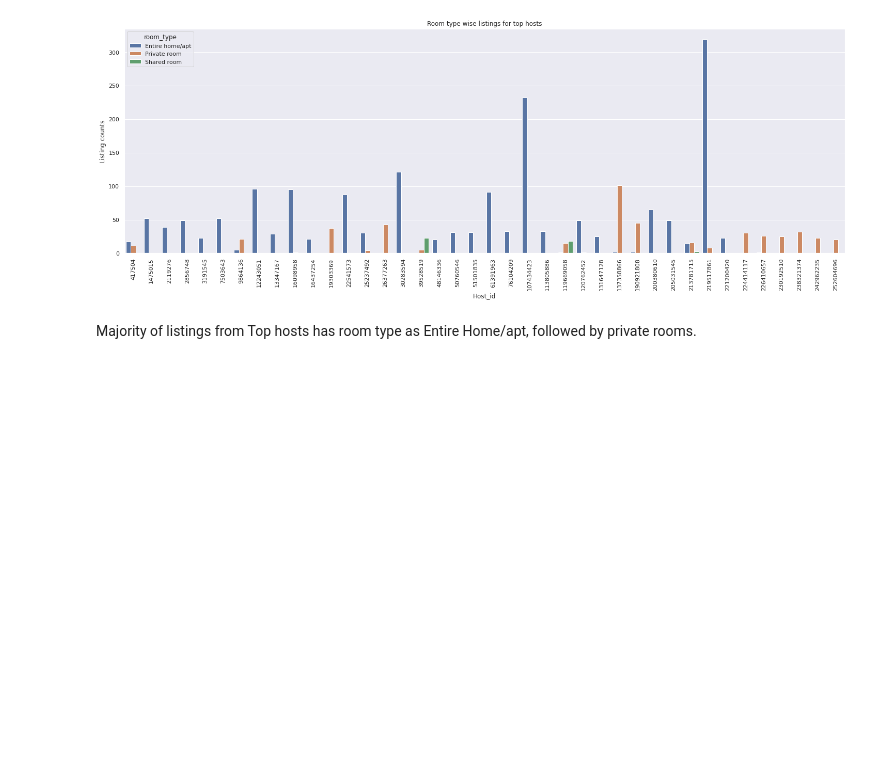
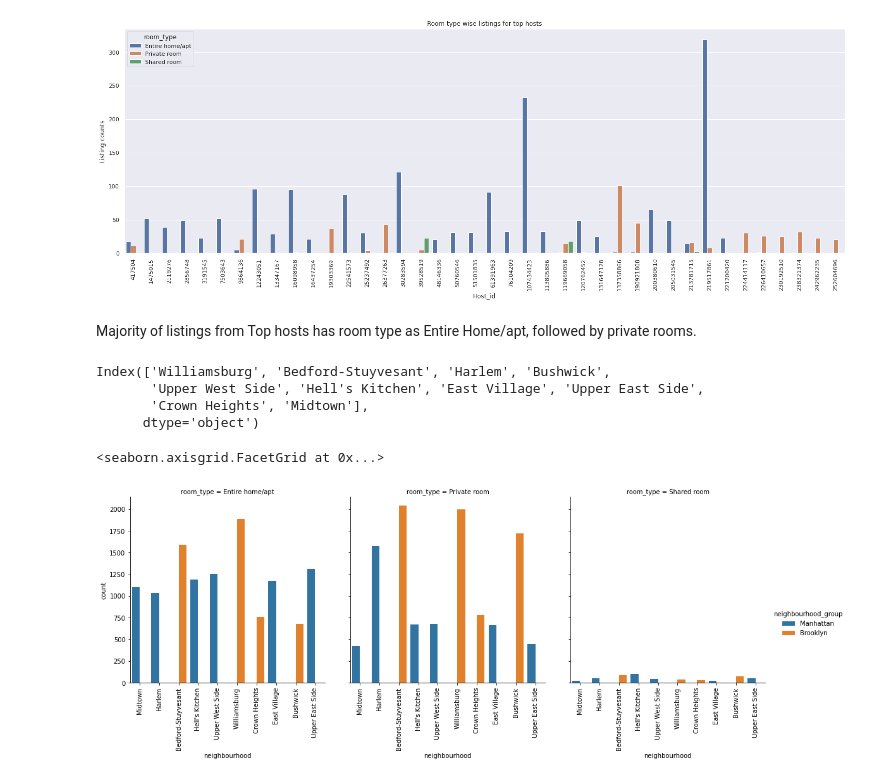
Before and after one commit to abdulaziz2208/Airbnb-Bookings-analysis, a Jupyter notebook: Airbnb_Bookings_Analysis_Capstone_Project.ipynb, the cells around one changed output. Drawn from its saved outputs; the diff is of its cells as text; code cells hidden in the pictures; blank space fills up the shorter version.

```diff
--- a/Airbnb_Bookings_Analysis_Capstone_Project.ipynb
+++ b/Airbnb_Bookings_Analysis_Capstone_Project.ipynb
@@ -15,7 +15,7 @@ drive.mount('/content/drive')
 Mounted at /content/drive
 # %%
 import pandas as pd
-path = "/content/drive/MyDrive/Colab Notebooks/Almabetter/EDA Airbnb/Airbnb NYC 2019.csv"
+path = "/content/drive/MyDrive/Almabetter learning/EDA Airbnb/Airbnb NYC 2019.csv"
 data_df = pd.read_csv(path)
 # %%
 data_df.head()
@@ -394,3 +394,21 @@ top_host_listing_roomtype_graph.set_ylabel('Listing counts');
 [figure]
 # %% [markdown]
 Majority of listings from Top hosts has room type as Entire Home/apt, followed by private rooms.
+# %%
+df.neighbourhood.value_counts().head(10).index
+# %% [output]
+Index(['Williamsburg', 'Bedford-Stuyvesant', 'Harlem', 'Bushwick',
+       'Upper West Side', 'Hell's Kitchen', 'East Village', 'Upper East Side',
+       'Crown Heights', 'Midtown'],
+      dtype='object')
+# %%
+df_top_neighbourhood=df[df['neighbourhood'].isin(df.neighbourhood.value_counts().head(10).index)]
+viz_neighbourhood_room_type = sns.catplot(x='neighbourhood',
+                                          hue='neighbourhood_group',
+                                          col='room_type',
+                                          data=df_top_neighbourhood,
+                                          kind='count')
+viz_neighbourhood_room_type.set_xticklabels(rotation=90)
+# %% [output]
+<seaborn.axisgrid.FacetGrid at 0x...>
+[figure, added]
```
Also changed, not shown: parts of 1 cell of this notebook.
